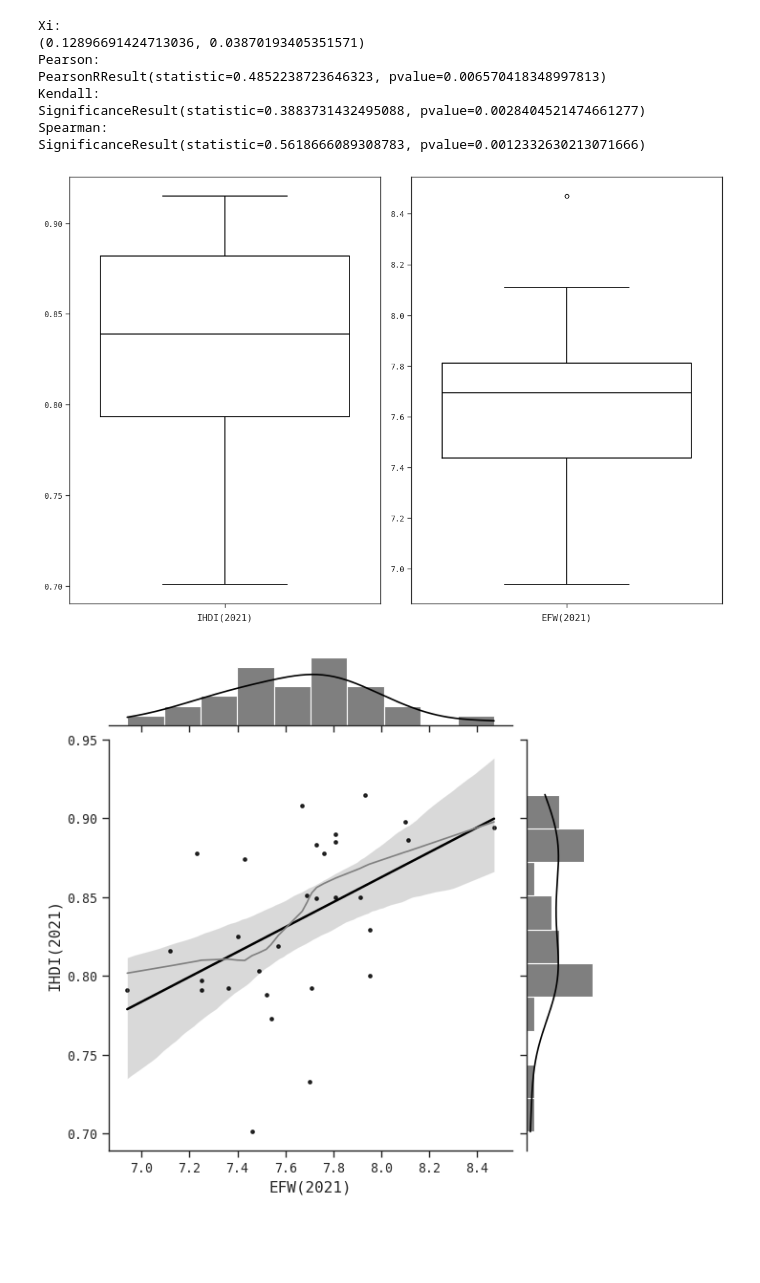
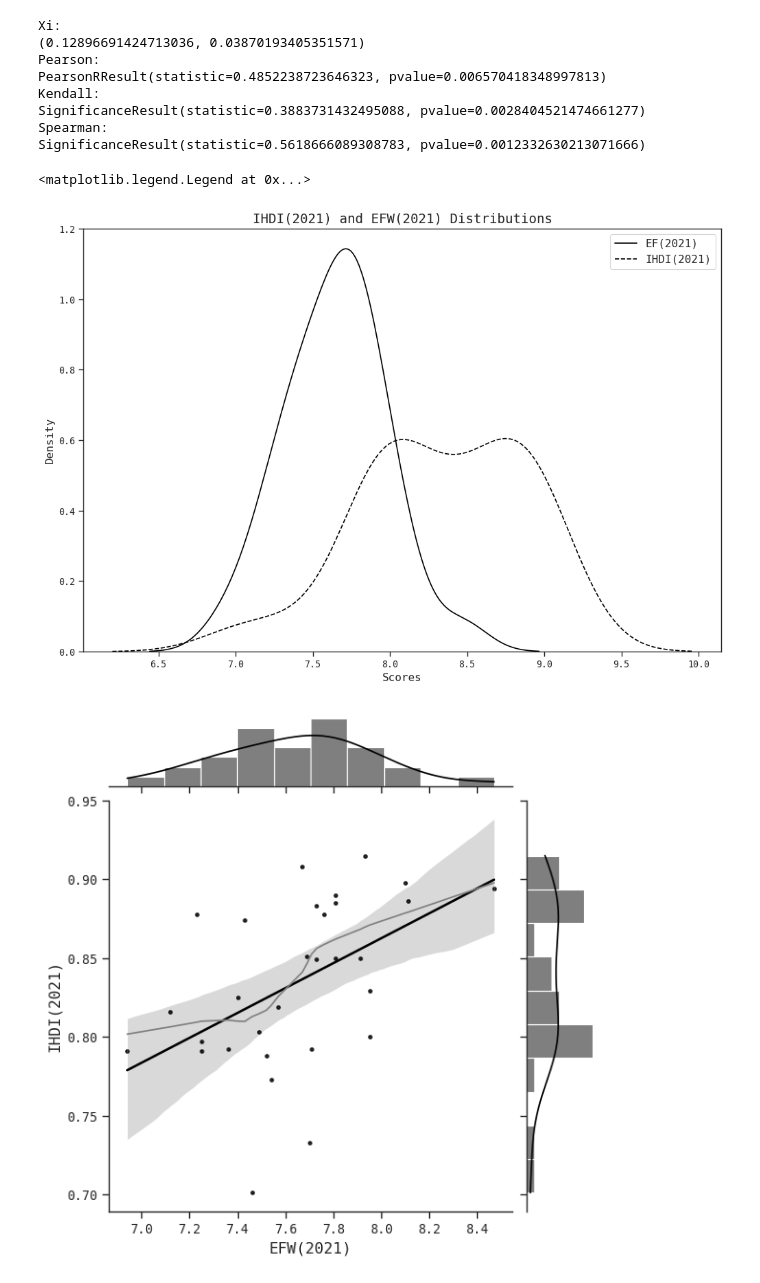
Before and after one commit to Cosroe/Bachelor_Thesis, a Jupyter notebook: Data & Code/Code/Notebook_thesis_Python.ipynb, the cells around one changed output. Cells and saved outputs as stored; diff of their text form; code cells hidden in the pictures; blank space fills up the shorter version.

Commit message:
Updated plots

```diff
--- a/Data & Code/Code/Notebook_thesis_Python.ipynb
+++ b/Data & Code/Code/Notebook_thesis_Python.ipynb
@@ -121,27 +121,15 @@ Kendall:
 SignificanceResult(statistic=0.3883731432495088, pvalue=0.0028404521474661277)
 Spearman:
 SignificanceResult(statistic=0.5618666089308783, pvalue=0.0012332630213071666)
-# %%
-# Create subplots with 1 row and 2 columns
-fig, axes = plt.subplots(1, 2)
-
-# Box plot for IHDI
-sns.boxplot(y=ihdi['IHDI(2021)'], ax=axes[0], color='black' , fill=False)
-axes[0].set_xlabel('IHDI(2021)')
-axes[0].set_ylabel('')
-
-# Box plot for EF
-sns.boxplot(y=ihdi['EF(2021)'], ax=axes[1], color='black' , fill=False)
-axes[1].set_xlabel('EFW(2021)')
-axes[1].set_ylabel('')
-
-# Adjust layout
-plt.tight_layout()
-
-# Show the plots
-plt.show()
-# %% [output]
-[figure, removed]
+# %%
+sns.kdeplot(x=ihdi['EF(2021)'] , fill=False , color='black' , label='EF(2021)')
+sns.kdeplot(x=ihdi['IHDI(2021)'] , fill=False , color='black' , label='IHDI(2021)' , linestyle='--')
+plt.xlabel('Scores')
+plt.title('IHDI(2021) and EFW(2021) Distributions')
+plt.legend()
+# %% [output]
+<matplotlib.legend.Legend at 0x...>
+[figure, added]
 # %%
 # Create the jointplot
 joint_plot = sns.jointplot(data=ihdi, x='EF(2021)', y='IHDI(2021)', kind='reg', marker='.', marginal_kws=dict(bins=10, fill=True), color='black')
```
Also changed, not shown: 4 other files.
